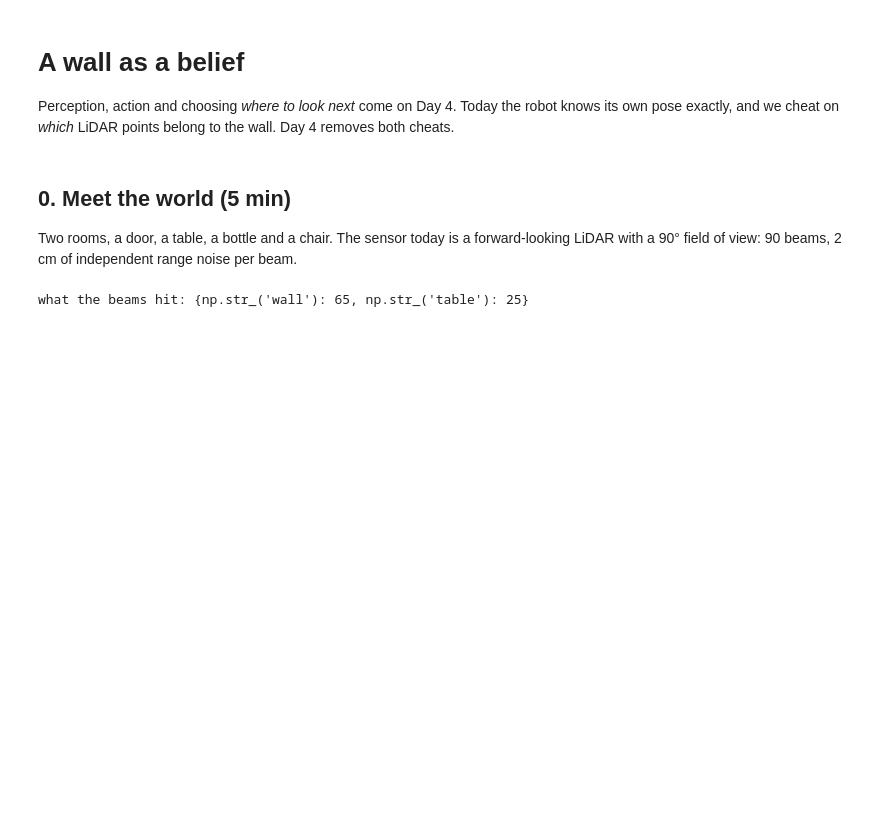
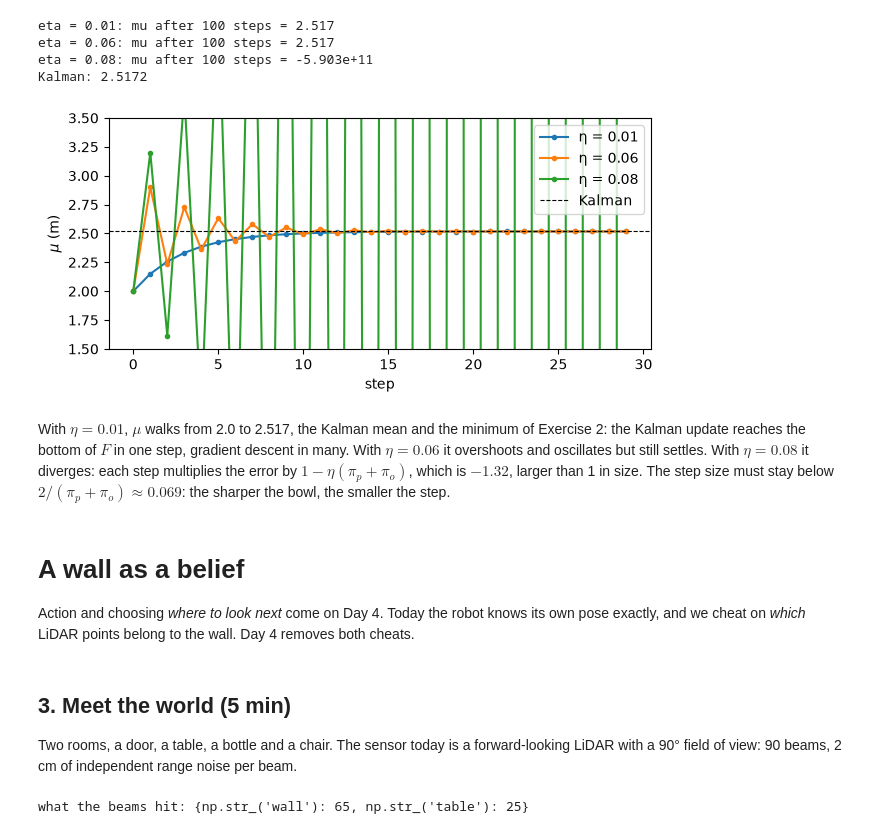
Before and after one commit to robocomp/active_inference, a Jupyter notebook: montevideo/labs/solutions/day2_solution.ipynb, the cells around one changed output. Drawn from its saved outputs; the diff is of its cells as text; code cells hidden in the pictures; blank space fills up the shorter version.

```diff
--- a/montevideo/labs/solutions/day2_solution.ipynb
+++ b/montevideo/labs/solutions/day2_solution.ipynb
@@ -26,0 +72,16 @@ world = two_room_apartment()
+# %%
+def free_energy(mu, sd):
+    q = gauss(s, mu, sd)
+    ok = q > 1e-300
+    return np.sum(q[ok] * (np.log(q[ok]) - np.log(joint[ok]))) * ds
+
+
+def kl_to_posterior(mu, sd):
+    q = gauss(s, mu, sd)
+    ok = q > 1e-300
+    return np.sum(q[ok] * (np.log(q[ok]) - np.log(posterior[ok]))) * ds
+
+
+for mu, sd in [(2.0, 0.5), (2.6, 0.1), (2.52, 0.19)]:
+    F, K = free_energy(mu, sd), kl_to_posterior(mu, sd)
+    print(f"q = N({mu}, {sd}^2):  F = {F:6.3f}   KL = {K:6.3f}   F - KL = {F - K:.3f}")
@@ -27,11 +183,44 @@ world = two_room_apartment()
+# %%
+pi_o, pi_p = 1 / sigma_o**2, 1 / sigma_p**2
+
+
+def descend(eta, steps=100):
+    mu, path = m, [m]
+    for _ in range(steps):
+        mu -= eta * (-pi_o * (o - mu) + pi_p * (mu - m))
+        path.append(mu)
+    return np.array(path)
+
+
+fig, ax = plt.subplots(figsize=(7, 3))
+for eta in (0.01, 0.06, 0.08):
+    path = descend(eta)
+    ax.plot(path[:30], marker=".", label=f"η = {eta}")
+    print(f"eta = {eta}: mu after 100 steps = {path[-1]:.4g}")
+kalman_mu = (pi_p * m + pi_o * o) / (pi_p + pi_o)
+ax.axhline(kalman_mu, ls="--", color="k", lw=0.8, label="Kalman")
+ax.set_ylim(1.5, 3.5); ax.set_xlabel("step"); ax.set_ylabel(r"$\mu$ (m)"); ax.legend()
+print(f"Kalman: {kalman_mu:.4f}")
+# %% [output]
+eta = 0.01: mu after 100 steps = 2.517
+eta = 0.06: mu after 100 steps = 2.517
+eta = 0.08: mu after 100 steps = -5.903e+11
+Kalman: 2.5172
+[figure, added]
+# %% [markdown]
+With $\eta = 0.01$, $\mu$ walks from 2.0 to 2.517, the Kalman mean and the minimum of Exercise 2: the
+Kalman update reaches the bottom of $F$ in one step, gradient descent in many. With $\eta = 0.06$ it
+overshoots and oscillates but still settles. With $\eta = 0.08$ it diverges: each step
+multiplies the error by $1 - \eta(\pi_p + \pi_o)$, which is $-1.32$, larger than 1 in size. The step
+size must stay below $2/(\pi_p + \pi_o) \approx 0.069$: the sharper the bowl, the smaller the step.
 # %% [markdown]
 # A wall as a belief
 
-Perception, action and choosing *where to look next* come on Day 4.
+Action and choosing *where to look next* come on Day 4.
 Today the robot knows its own pose exactly, and we cheat on *which* LiDAR points belong to the
 wall. Day 4 removes both cheats.
 # %% [markdown]
-## 0. Meet the world (5 min)
+## 3. Meet the world (5 min)
 
 Two rooms, a door, a table, a bottle and a chair. The sensor today is a forward-looking LiDAR
 with a 90° field of view: 90 beams, 2 cm of independent range noise per beam.
```
Also changed, not shown: parts of 40 cells of this notebook, 30 other files.
